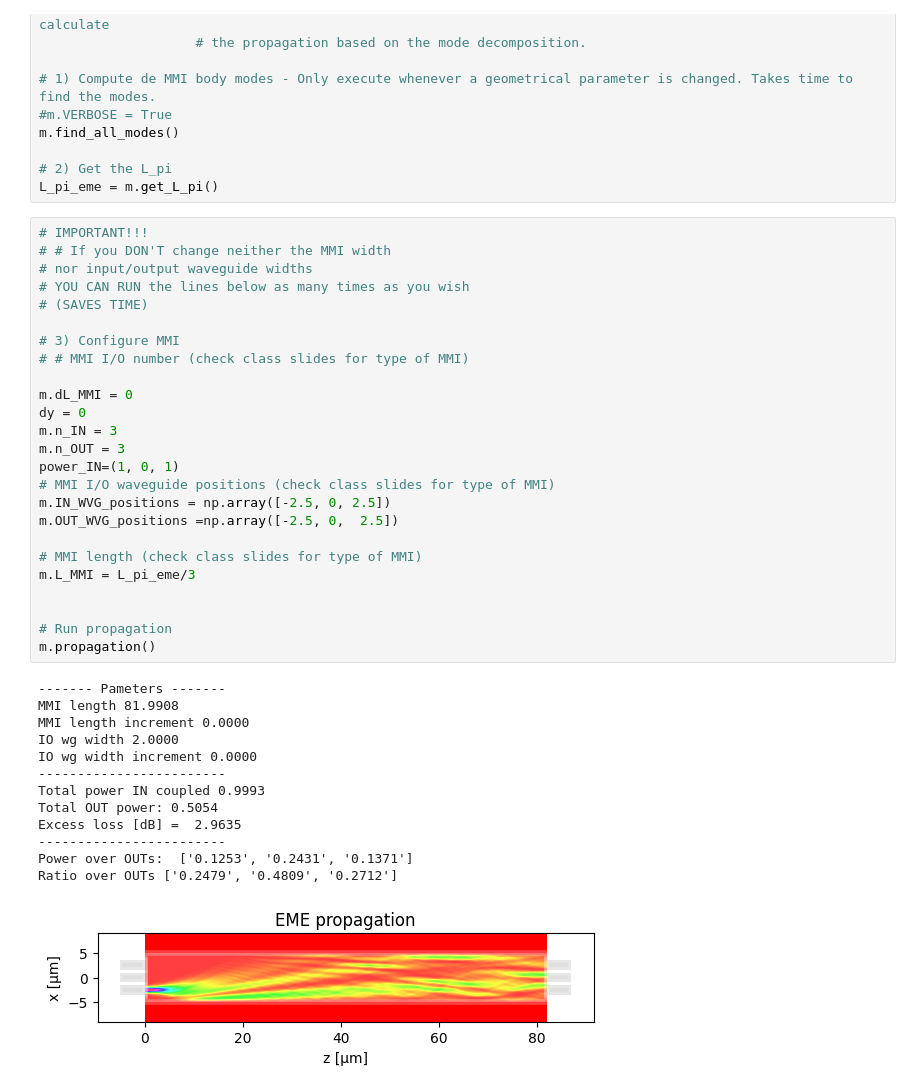
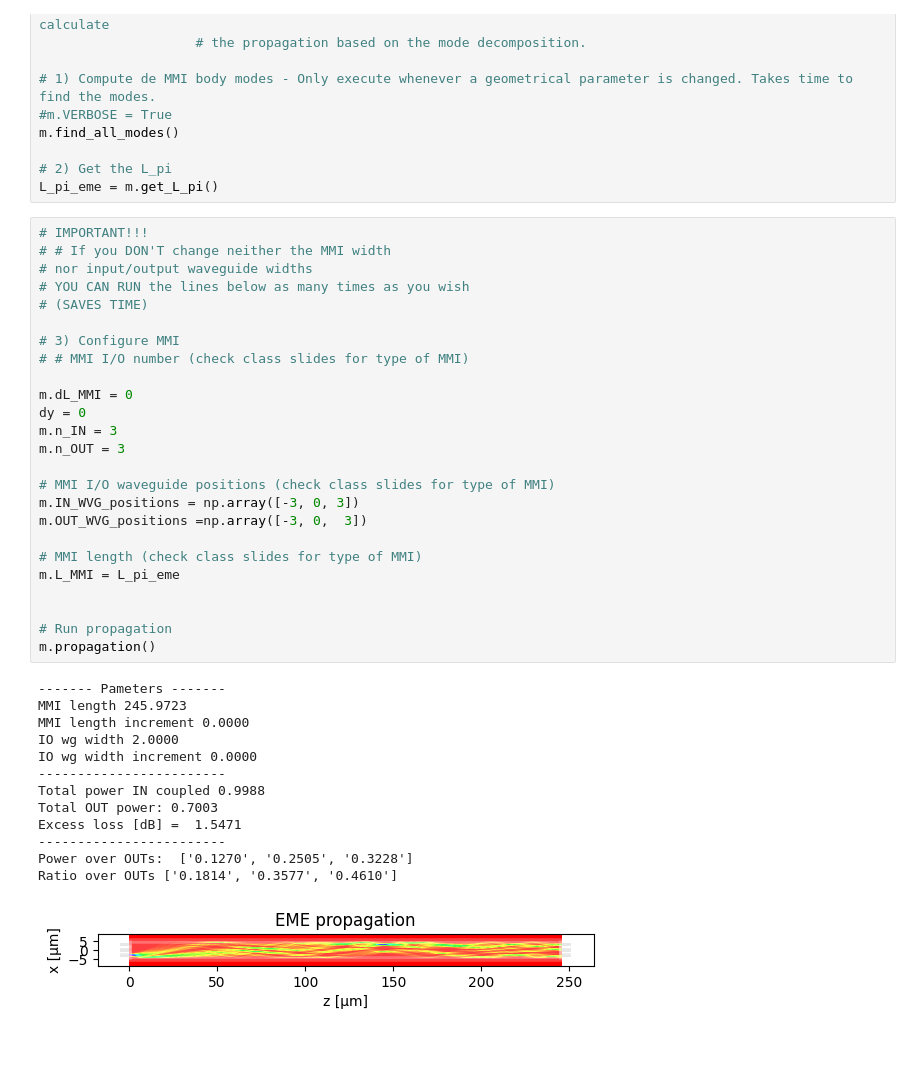
Before and after one commit to mromgar1/pic-upv-lab5-finalproject, a Jupyter notebook: FINAL_PROJECT_DEEP.ipynb, the cells around one changed output. Cells and saved outputs as stored; diff of their text form; blank space fills up the shorter version.

```diff
--- a/FINAL_PROJECT_DEEP.ipynb
+++ b/FINAL_PROJECT_DEEP.ipynb
@@ -415,39 +415,39 @@ L_pi_eme = m.get_L_pi()
 # %%
 # IMPORTANT!!!
 # # If you DON'T change neither the MMI width
 # nor input/output waveguide widths
 # YOU CAN RUN the lines below as many times as you wish
 # (SAVES TIME)
 
 # 3) Configure MMI
 # # MMI I/O number (check class slides for type of MMI)
 
 m.dL_MMI = 0
 dy = 0
 m.n_IN = 3
 m.n_OUT = 3
-power_IN=(1, 0, 1)
+
 # MMI I/O waveguide positions (check class slides for type of MMI)
-m.IN_WVG_positions = np.array([-2.5, 0, 2.5])
-m.OUT_WVG_positions =np.array([-2.5, 0,  2.5])
+m.IN_WVG_positions = np.array([-3, 0, 3])
+m.OUT_WVG_positions =np.array([-3, 0,  3])
 
 # MMI length (check class slides for type of MMI)
-m.L_MMI = L_pi_eme/3
+m.L_MMI = L_pi_eme
 
 
 # Run propagation
 m.propagation()
 # %% [output]
 ------- Pameters -------
-MMI length 81.9908
+MMI length 245.9723
 MMI length increment 0.0000
 IO wg width 2.0000
 IO wg width increment 0.0000
 ------------------------
-Total power IN coupled 0.9993
-Total OUT power: 0.5054
-Excess loss [dB] =  2.9635
+Total power IN coupled 0.9988
+Total OUT power: 0.7003
+Excess loss [dB] =  1.5471
 ------------------------
-Power over OUTs:  ['0.1253', '0.2431', '0.1371']
-Ratio over OUTs ['0.2479', '0.4809', '0.2712']
+Power over OUTs:  ['0.1270', '0.2505', '0.3228']
+Ratio over OUTs ['0.1814', '0.3577', '0.4610']
-[figure, old version]
+[figure, new version]
```
Also changed, not shown: parts of 1 cell of this notebook.
